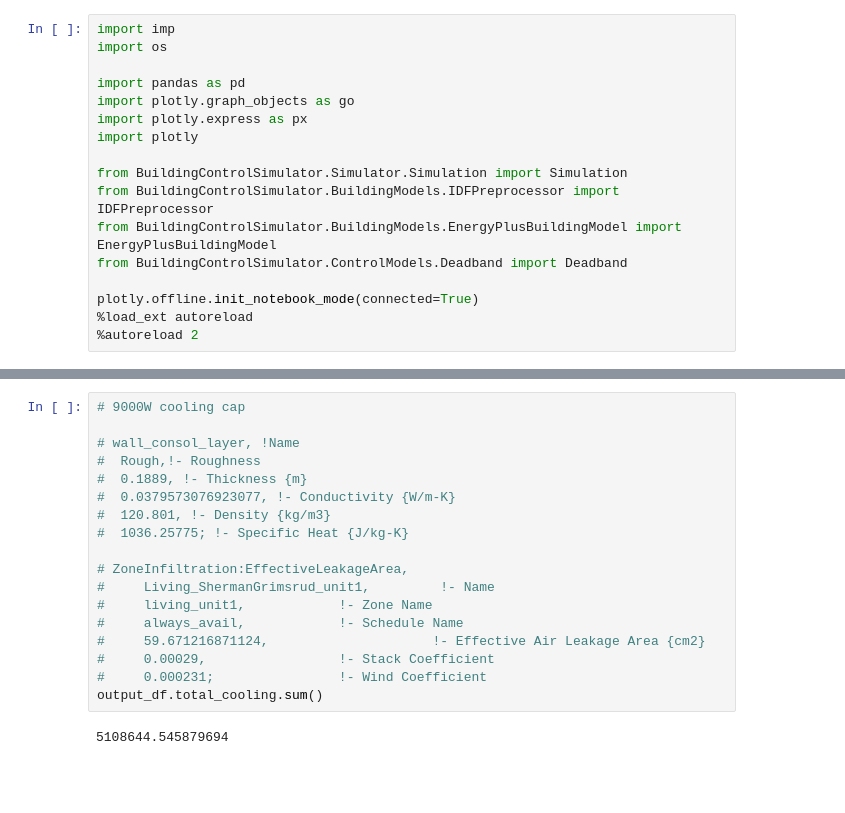
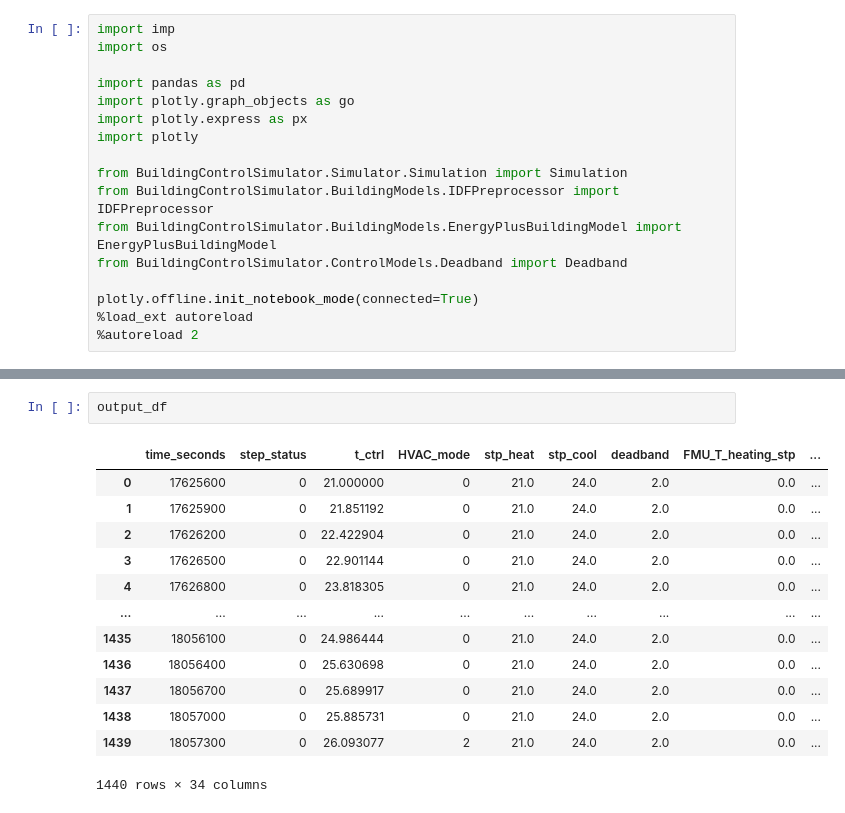
Before and after one commit to ecobee/building-controls-simulator, a Jupyter notebook: notebooks/test_model_sim.ipynb, the cells around one changed output, grey strips where cells are left out. Cells and saved outputs as stored; diff of their text form; blank space fills up the shorter version.

```diff
--- a/notebooks/test_model_sim.ipynb
+++ b/notebooks/test_model_sim.ipynb
@@ -72,23 +54,19 @@ output_df.total_cooling.sum()/12
-# %%
-# 9000W cooling cap
-
-# wall_consol_layer, !Name
-#  Rough,!- Roughness
-#  0.1889, !- Thickness {m}
-#  0.0379573076923077, !- Conductivity {W/m-K}
-#  120.801, !- Density {kg/m3}
-#  1036.25775; !- Specific Heat {J/kg-K}
-
-# ZoneInfiltration:EffectiveLeakageArea,
-#     Living_ShermanGrimsrud_unit1,         !- Name
-#     living_unit1,            !- Zone Name
-#     always_avail,            !- Schedule Name
-#     59.671216871124,                     !- Effective Air Leakage Area {cm2}
-#     0.00029,                 !- Stack Coefficient
-#     0.000231;                !- Wind Coefficient
-output_df.total_cooling.sum()
-# %% [output]
-5108644.545879694
+# %%
+output_df
+# %% [output]
+|  | time_seconds | step_status | t_ctrl | HVAC_mode | stp_heat | stp_cool | deadband | FMU_T_heating_stp | ... |
+| 0 | 17625600 | 0 | 21.000000 | 0 | 21.0 | 24.0 | 2.0 | 0.0 | ... |
+| 1 | 17625900 | 0 | 21.851192 | 0 | 21.0 | 24.0 | 2.0 | 0.0 | ... |
+| 2 | 17626200 | 0 | 22.422904 | 0 | 21.0 | 24.0 | 2.0 | 0.0 | ... |
+| 3 | 17626500 | 0 | 22.901144 | 0 | 21.0 | 24.0 | 2.0 | 0.0 | ... |
+| 4 | 17626800 | 0 | 23.818305 | 0 | 21.0 | 24.0 | 2.0 | 0.0 | ... |
+| ... | ... | ... | ... | ... | ... | ... | ... | ... | ... |
+| 1435 | 18056100 | 0 | 24.986444 | 0 | 21.0 | 24.0 | 2.0 | 0.0 | ... |
+| 1436 | 18056400 | 0 | 25.630698 | 0 | 21.0 | 24.0 | 2.0 | 0.0 | ... |
+| 1437 | 18056700 | 0 | 25.689917 | 0 | 21.0 | 24.0 | 2.0 | 0.0 | ... |
+| 1438 | 18057000 | 0 | 25.885731 | 0 | 21.0 | 24.0 | 2.0 | 0.0 | ... |
+| 1439 | 18057300 | 0 | 26.093077 | 2 | 21.0 | 24.0 | 2.0 | 0.0 | ... |
+1440 rows × 34 columns
 # %%
 hvac_df = output_df[["time_seconds", "HVAC_mode"]].copy(deep=True)
 hvac_df["HVAC_mode_prev"] = hvac_df.HVAC_mode.shift(periods=1)
```
Also changed, not shown: parts of 13 cells of this notebook, 8 other files.
